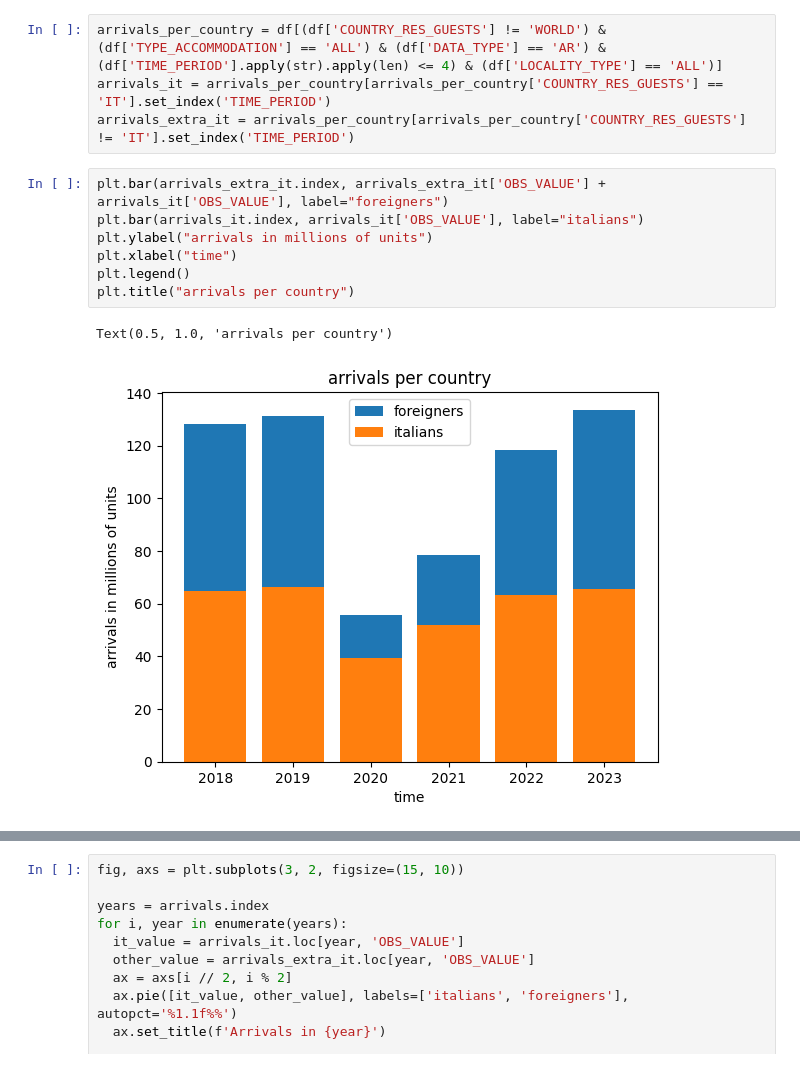
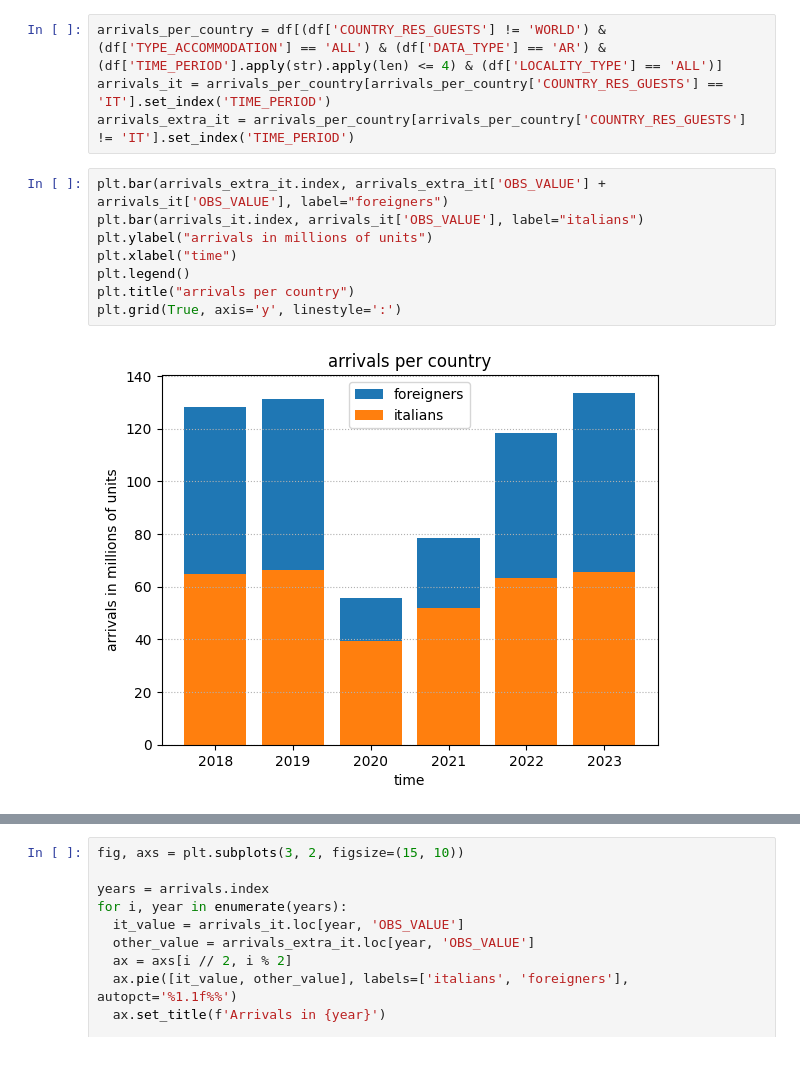
Before and after one commit to T0ls/data-Visualization, a Jupyter notebook: code/index.ipynb, the cells around one changed output, grey strips where cells are left out. Drawn from its saved outputs; the diff is of its cells as text.

```diff
--- a/code/index.ipynb
+++ b/code/index.ipynb
@@ -59,10 +59,10 @@ arrivals_extra_it = arrivals_per_country[arrivals_per_country['COUNTRY_RES_GUEST
 # %%
 plt.bar(arrivals_extra_it.index, arrivals_extra_it['OBS_VALUE'] + arrivals_it['OBS_VALUE'], label="foreigners")
 plt.bar(arrivals_it.index, arrivals_it['OBS_VALUE'], label="italians")
 plt.ylabel("arrivals in millions of units")
 plt.xlabel("time")
 plt.legend()
 plt.title("arrivals per country")
+plt.grid(True, axis='y', linestyle=':')
 # %% [output]
-Text(0.5, 1.0, 'arrivals per country')
-[figure, old version]
+[figure, new version]
```
Also changed, not shown: parts of 12 cells of this notebook.
